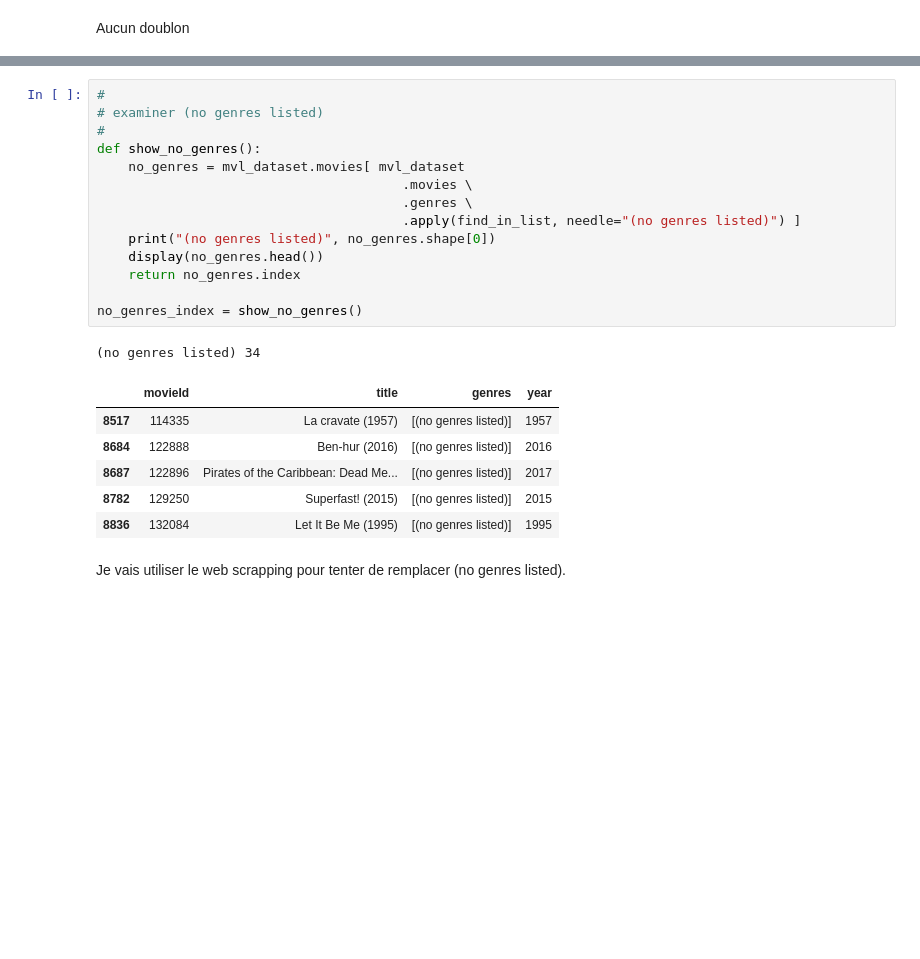
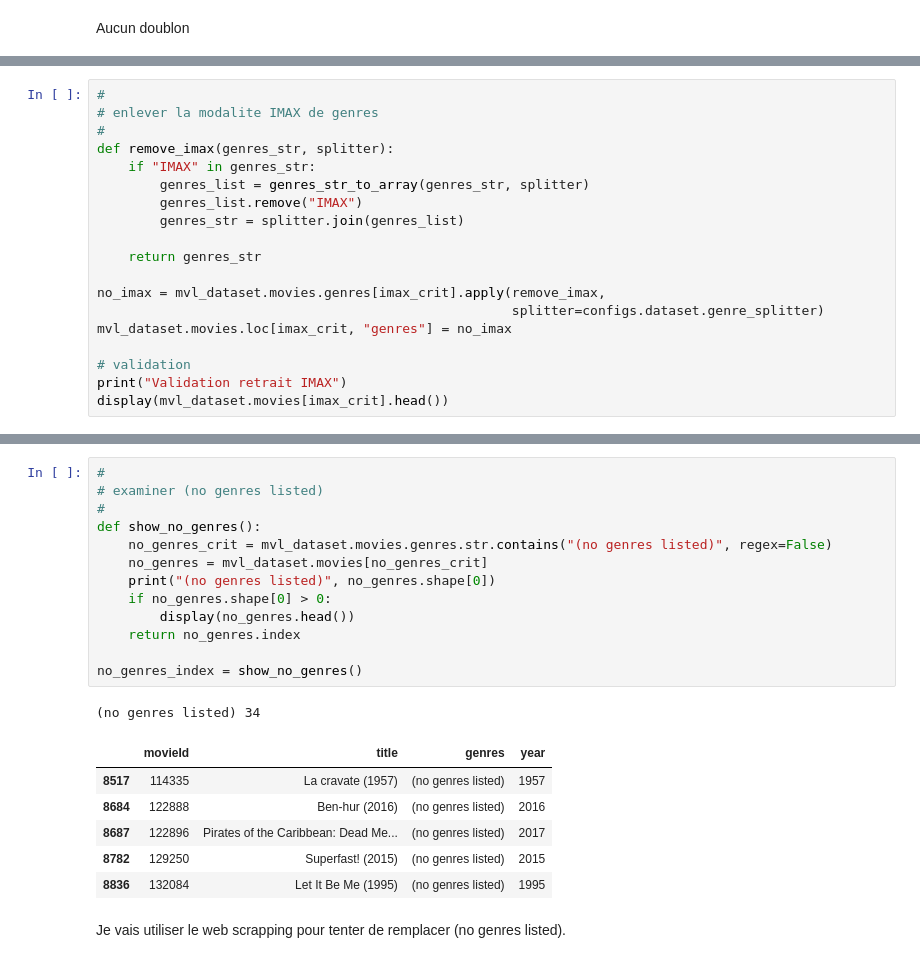
Before and after one commit to jfgagnon00/MovieLens, a Jupyter notebook: Pretraitement.ipynb, the cells around one changed output, grey strips where cells are left out. Drawn from its saved outputs; the diff is of its cells as text; blank space fills up the shorter version.

```diff
--- a/Pretraitement.ipynb
+++ b/Pretraitement.ipynb
@@ -396,0 +388,19 @@ IMAX est en fait utilisé comme un "attribut"; il n'est jamais utlisé seul. On
+# %%
+#
+# enlever la modalite IMAX de genres
+#
+def remove_imax(genres_str, splitter):
+    if "IMAX" in genres_str:
+        genres_list = genres_str_to_array(genres_str, splitter)
+        genres_list.remove("IMAX")
+        genres_str = splitter.join(genres_list)
+
+    return genres_str
+
+no_imax = mvl_dataset.movies.genres[imax_crit].apply(remove_imax,
+                                                     splitter=configs.dataset.genre_splitter)
+mvl_dataset.movies.loc[imax_crit, "genres"] = no_imax
+
+# validation
+print("Validation retrait IMAX")
+display(mvl_dataset.movies[imax_crit].head())
@@ -397,25 +415,24 @@ IMAX est en fait utilisé comme un "attribut"; il n'est jamais utlisé seul. On
 # %%
 #
 # examiner (no genres listed)
 #
 def show_no_genres():
-    no_genres = mvl_dataset.movies[ mvl_dataset
-                                       .movies \
-                                       .genres \
-                                       .apply(find_in_list, needle="(no genres listed)") ]
+    no_genres_crit = mvl_dataset.movies.genres.str.contains("(no genres listed)", regex=False)
+    no_genres = mvl_dataset.movies[no_genres_crit]
     print("(no genres listed)", no_genres.shape[0])
-    display(no_genres.head())
+    if no_genres.shape[0] > 0:
+        display(no_genres.head())
     return no_genres.index
 
 no_genres_index = show_no_genres()
 # %% [output]
 (no genres listed) 34
 |  | movieId | title | genres | year |
-| 8517 | 114335 | La cravate (1957) | [(no genres listed)] | 1957 |
-| 8684 | 122888 | Ben-hur (2016) | [(no genres listed)] | 2016 |
-| 8687 | 122896 | Pirates of the Caribbean: Dead Me... | [(no genres listed)] | 2017 |
-| 8782 | 129250 | Superfast! (2015) | [(no genres listed)] | 2015 |
-| 8836 | 132084 | Let It Be Me (1995) | [(no genres listed)] | 1995 |
+| 8517 | 114335 | La cravate (1957) | (no genres listed) | 1957 |
+| 8684 | 122888 | Ben-hur (2016) | (no genres listed) | 2016 |
+| 8687 | 122896 | Pirates of the Caribbean: Dead Me... | (no genres listed) | 2017 |
+| 8782 | 129250 | Superfast! (2015) | (no genres listed) | 2015 |
+| 8836 | 132084 | Let It Be Me (1995) | (no genres listed) | 1995 |
 # %% [markdown]
 <font class="answer">
 Je vais utiliser le web scrapping pour tenter de remplacer (no genres listed).
```
Also changed, not shown: parts of 24 cells of this notebook.
